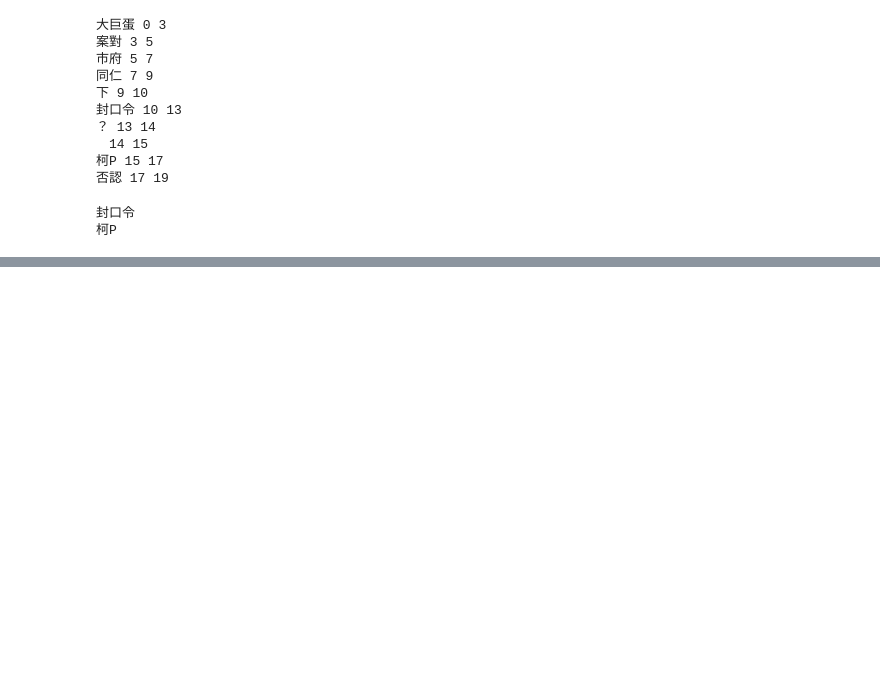
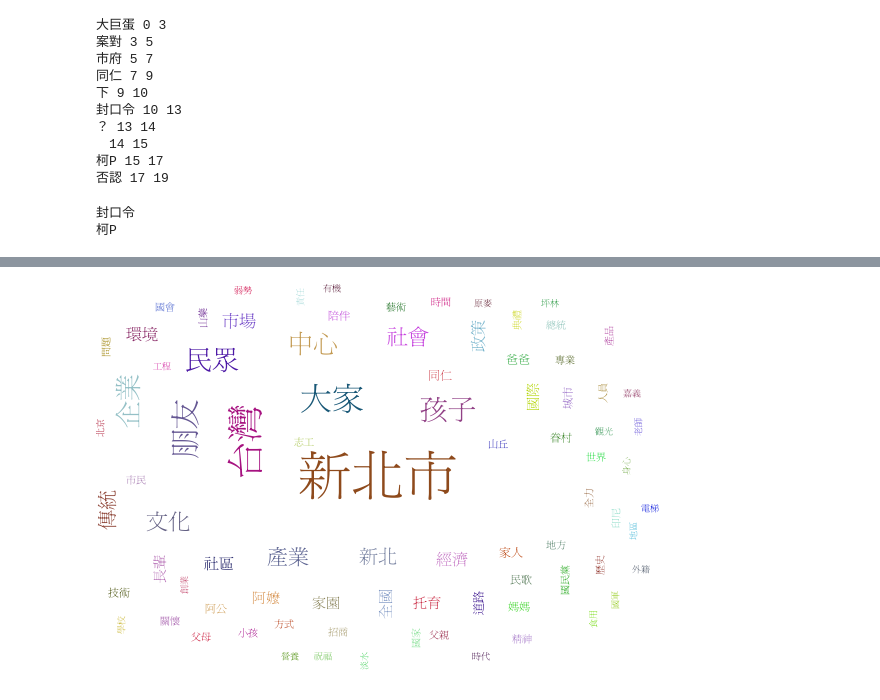
Before and after one commit to ywchiu/twmtm, a Jupyter notebook: 20151029Demo.ipynb, the cells around one changed output, grey strips where cells are left out. Drawn from its saved outputs; the diff is of its cells as text; code cells hidden in the pictures; blank space fills up the shorter version.

```diff
--- a/20151029Demo.ipynb
+++ b/20151029Demo.ipynb
@@ -222,0 +339,28 @@ print ",".join(tags)
+# %%
+import jieba
+import jieba.posseg as pseg
+ret_terms = {}
+for message in messageary:
+    words = pseg.cut(message)
+    for w in words:
+        if w.flag in ['nr', 'n', 'ng', 'nr','nrfg','nrt','ns','nt','nz']:
+            if w.word not in ret_terms:
+                ret_terms[w.word] = 1
+            else:
+                ret_terms[w.word] = ret_terms[w.word] + 1
+# %%
+import operator
+sorted_terms = sorted(ret_terms.iteritems(),key=operator.itemgetter(1),reverse=True)
+
+swd = []
+for term in sorted_terms[0:100]:
+    if len(term[0]) >=2:
+        swd.append((term[0],  term[1]))
+# %%
+from pytagcloud import create_tag_image, make_tags
+from IPython.display import Image
+tags = make_tags(swd, maxsize=50)
+create_tag_image(tags, 'wc.png', size=(600,400), fontname='SimHei')
+Image(filename='wc.png')
+# %% [output]
+[figure, added]
```
Also changed, not shown: parts of 17 cells of this notebook, 1 other file.
